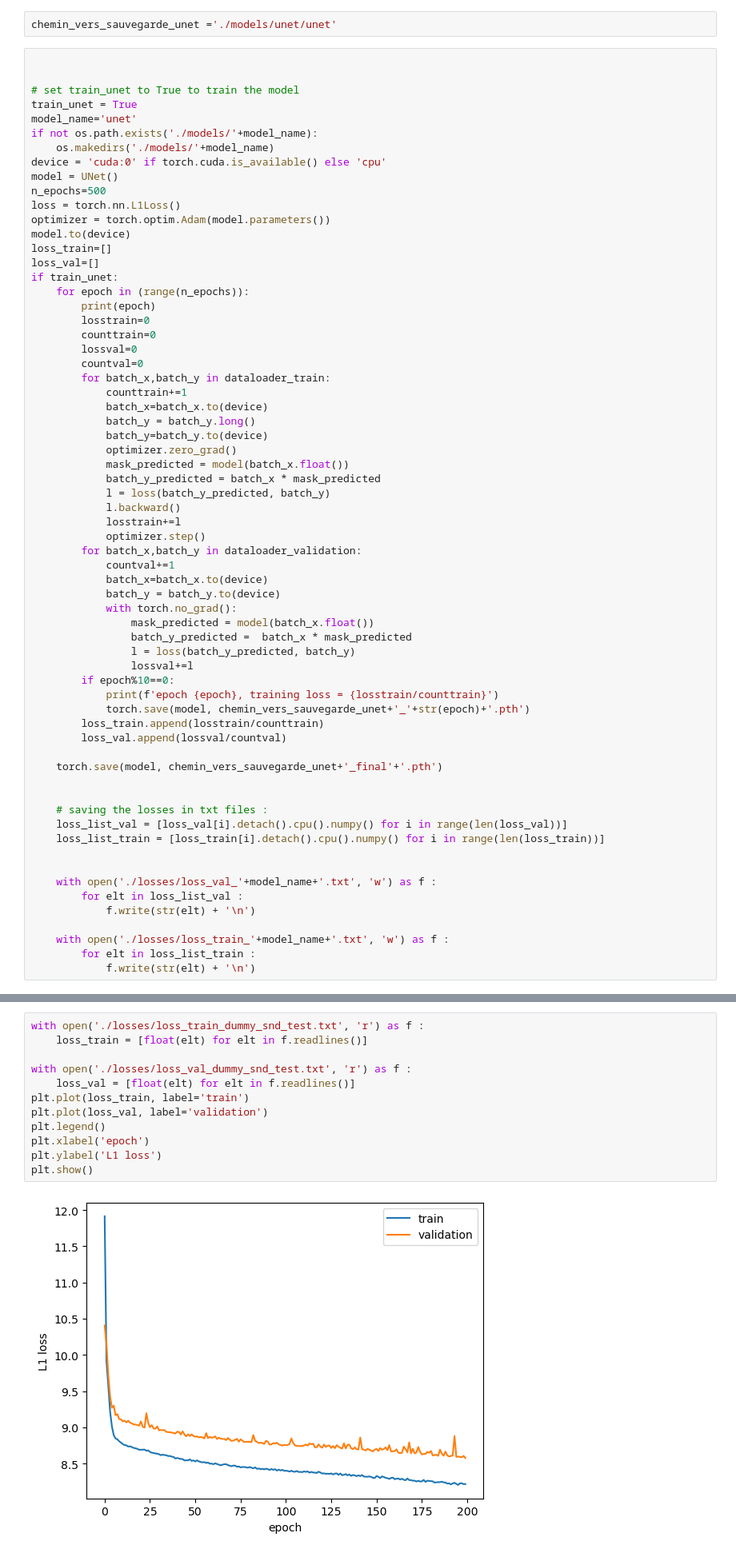
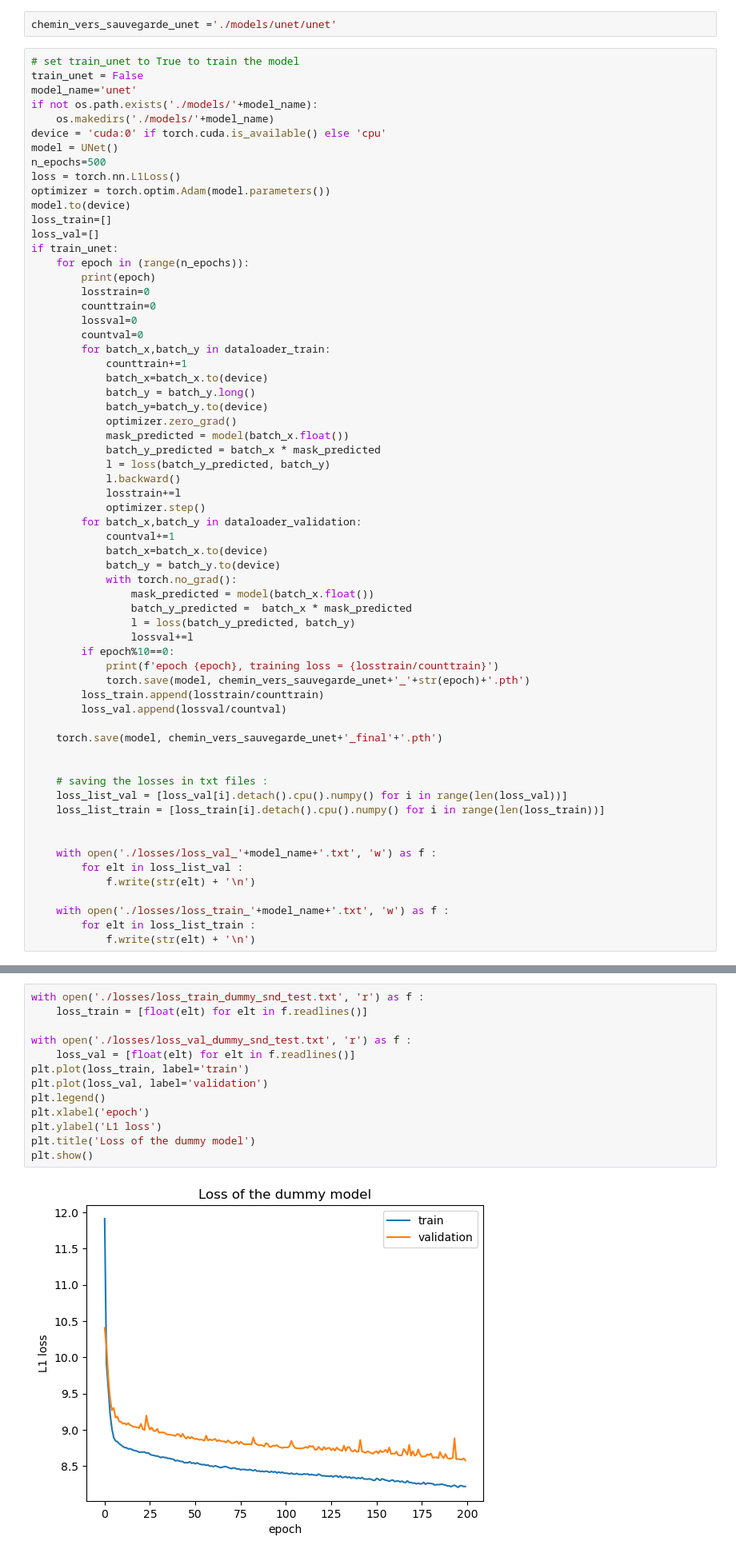
Before and after one commit to gregoirebechade/dlts_final, a Jupyter notebook: exploring.ipynb, the cells around one changed output, grey strips where cells are left out. Shown at 80% size. Cells and saved outputs as stored; diff of their text form.

```diff
--- a/exploring.ipynb
+++ b/exploring.ipynb
@@ -340,10 +340,8 @@ dummy_loaded = torch.load(chemin_vers_sauvegarde_model,map_location=torch.device
 # %%
 chemin_vers_sauvegarde_unet ='./models/unet/unet'
 # %%
-
-
 # set train_unet to True to train the model
-train_unet = True
+train_unet = False
 model_name='unet'
 if not os.path.exists('./models/'+model_name):
     os.makedirs('./models/'+model_name)
@@ -431,14 +415,15 @@ def spectrogram_to_audio(spectrogram):
 # %%
 with open('./losses/loss_train_dummy_snd_test.txt', 'r') as f :
     loss_train = [float(elt) for elt in f.readlines()]
 
 with open('./losses/loss_val_dummy_snd_test.txt', 'r') as f :
     loss_val = [float(elt) for elt in f.readlines()]
 plt.plot(loss_train, label='train')
 plt.plot(loss_val, label='validation')
 plt.legend()
 plt.xlabel('epoch')
 plt.ylabel('L1 loss')
+plt.title('Loss of the dummy model')
 plt.show()
 # %% [output]
-[figure, old version]
+[figure, new version]
```
Also changed, not shown: parts of 9 cells of this notebook.
